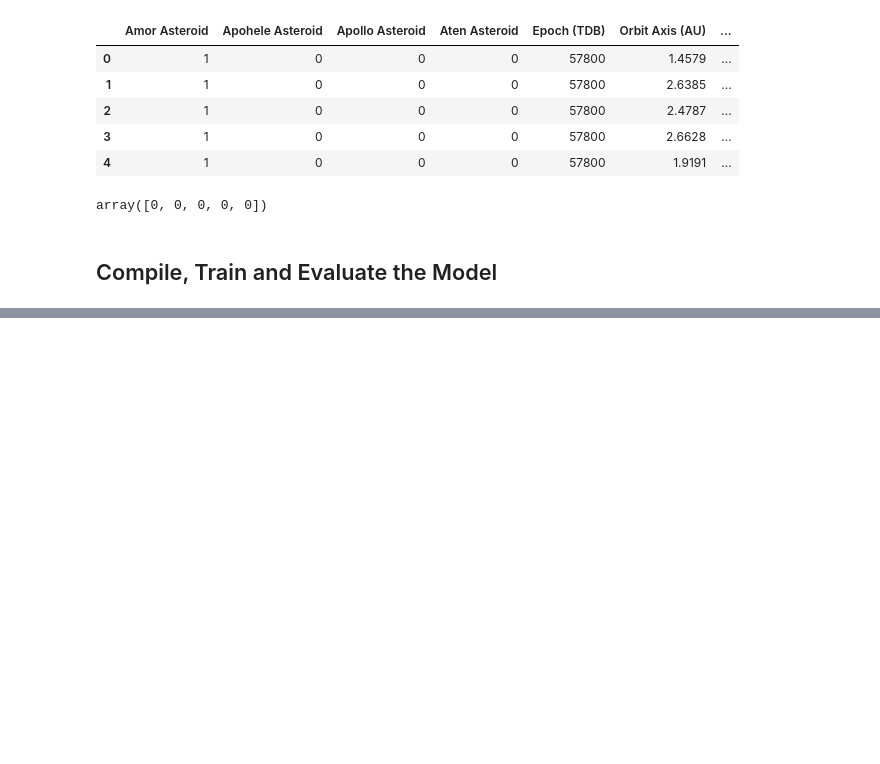
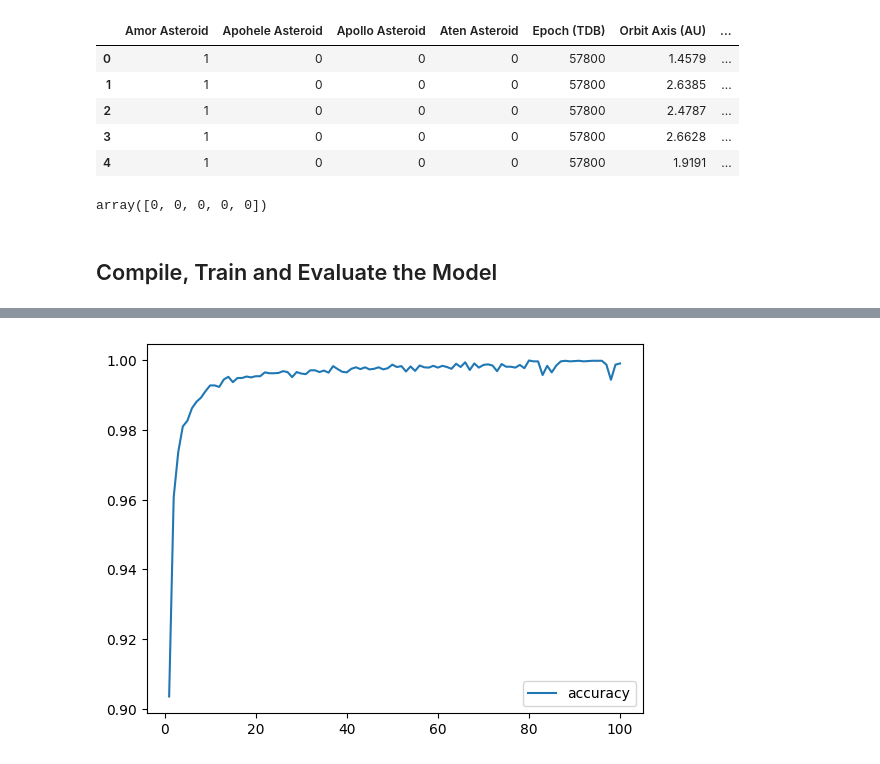
Before and after one commit to vara-co/asteroid-impact-predictions, a Jupyter notebook: Asteroid_Predictions_Colab.ipynb, the cells around one changed output, grey strips where cells are left out. Cells and saved outputs as stored; diff of their text form; code cells hidden in the pictures; blank space fills up the shorter version.

```diff
--- a/Asteroid_Predictions_Colab.ipynb
+++ b/Asteroid_Predictions_Colab.ipynb
@@ -427,3 +426,9 @@ Loss: 0.03702772036194801, Accuracy: 0.9959068894386292
+# %%
+# Plot the accuracy
+history_df.plot(y="accuracy")
+plt.show()
+# %% [output]
+[figure, added]
 # %%
 # Export our model to HDF5 file
 # Load Dependencies to export, save, and download the model
```
Also changed, not shown: parts of 11 cells of this notebook, 1 other file.
